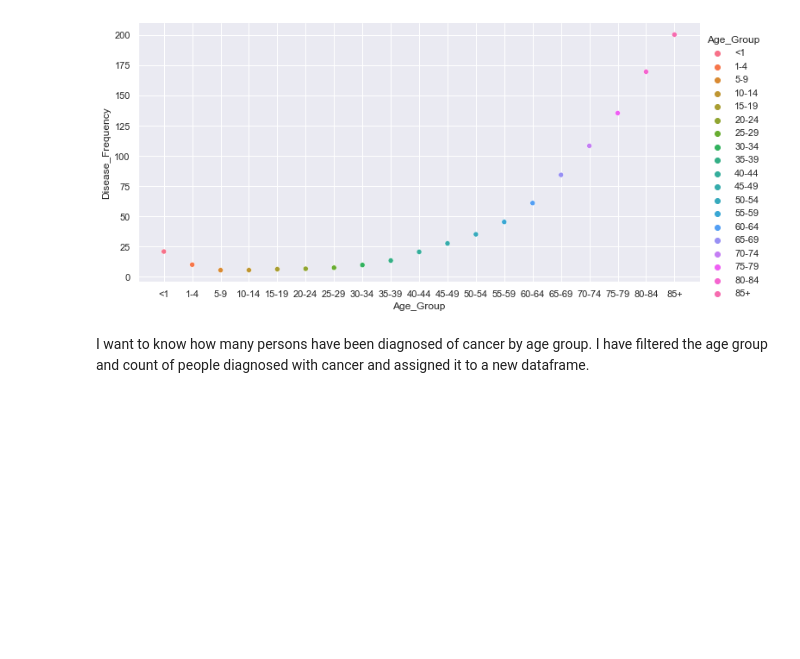
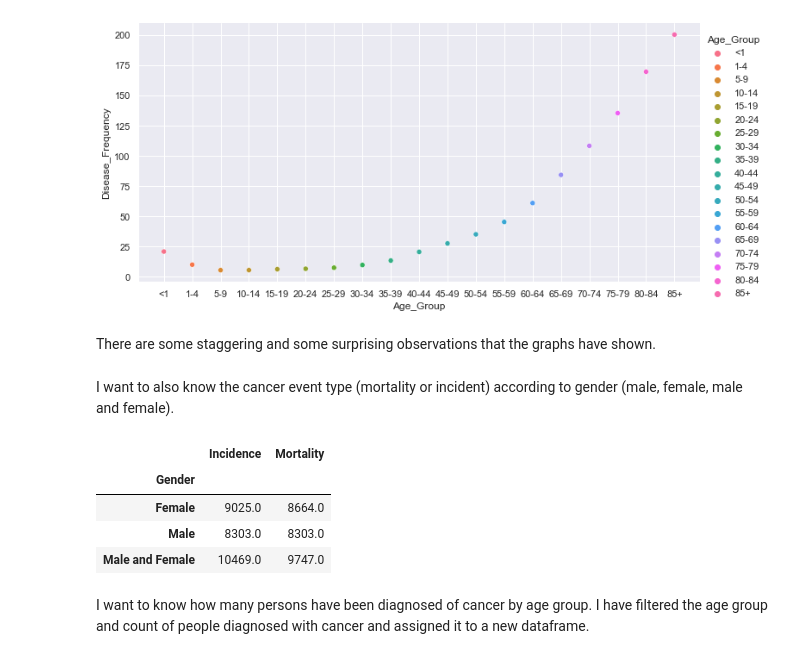
Before and after one commit to GSantic/Projects, a Jupyter notebook: cancer_dataset.ipynb, the cells around one changed output. Drawn from its saved outputs; the diff is of its cells as text; code cells hidden in the pictures; blank space fills up the shorter version.

```diff
--- a/cancer_dataset.ipynb
+++ b/cancer_dataset.ipynb
@@ -149,6 +150,21 @@ sns.relplot(x=asian_islander_by_age.index,
 [figure]
 [figure]
 [figure]
+# %% [markdown]
+There are some staggering and some surprising observations that the graphs have shown.
+# %% [markdown]
+I want to also know the cancer event type (mortality or incident) according to gender (male, female, male and female).
+# %%
+gender_event=asian_islander[['Gender','Cancer_Event_Type']]
+gender_event.set_index('Gender', inplace=True)
+gender_event=pd.get_dummies(gender_event['Cancer_Event_Type']).groupby(by='Gender').sum()
+gender_event
+# %% [output]
+|  | Incidence | Mortality |
+| Gender |  |  |
+| Female | 9025.0 | 8664.0 |
+| Male | 8303.0 | 8303.0 |
+| Male and Female | 10469.0 | 9747.0 |
 # %% [markdown]
 I want to know how many persons have been diagnosed of cancer by age group.
 I have filtered the age group and count of people diagnosed with cancer and assigned it to a new dataframe.
```
Also changed, not shown: parts of 1 cell of this notebook.
